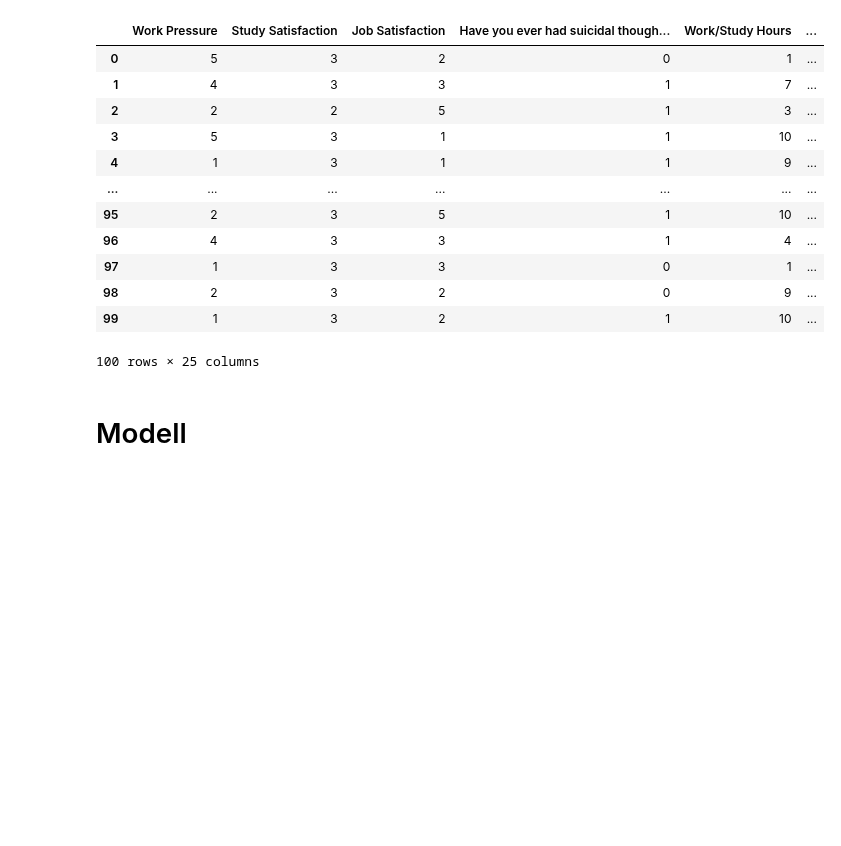
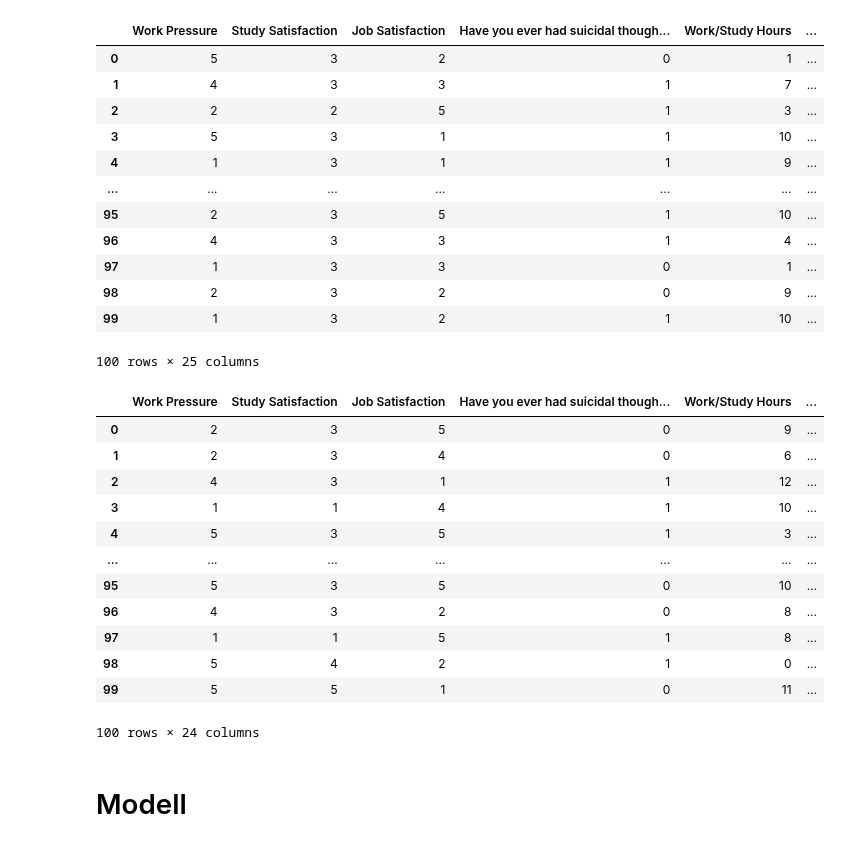
Before and after one commit to mailmezorro/playground-series-s4e11, a Jupyter notebook: Modell/playground-series-s4e11-modell.ipynb, the cells around one changed output. Cells and saved outputs as stored; diff of their text form; code cells hidden in the pictures; blank space fills up the shorter version.

```diff
--- a/Modell/playground-series-s4e11-modell.ipynb
+++ b/Modell/playground-series-s4e11-modell.ipynb
@@ -86,6 +94,22 @@ train_final_data.head(100)
 | 98 | 2 | 3 | 2 | 0 | 9 | ... |
 | 99 | 1 | 3 | 2 | 1 | 10 | ... |
 100 rows × 25 columns
+# %%
+test_final_data.head(100)
+# %% [output]
+|  | Work Pressure | Study Satisfaction | Job Satisfaction | Have you ever had suicidal though... | Work/Study Hours | ... |
+| 0 | 2 | 3 | 5 | 0 | 9 | ... |
+| 1 | 2 | 3 | 4 | 0 | 6 | ... |
+| 2 | 4 | 3 | 1 | 1 | 12 | ... |
+| 3 | 1 | 1 | 4 | 1 | 10 | ... |
+| 4 | 5 | 3 | 5 | 1 | 3 | ... |
+| ... | ... | ... | ... | ... | ... | ... |
+| 95 | 5 | 3 | 5 | 0 | 10 | ... |
+| 96 | 4 | 3 | 2 | 0 | 8 | ... |
+| 97 | 1 | 1 | 5 | 1 | 8 | ... |
+| 98 | 5 | 4 | 2 | 1 | 0 | ... |
+| 99 | 5 | 5 | 1 | 0 | 11 | ... |
+100 rows × 24 columns
 # %% [markdown]
 # Modell
 # %% [markdown]
```
Also changed, not shown: parts of 9 cells of this notebook, 6 other files.
